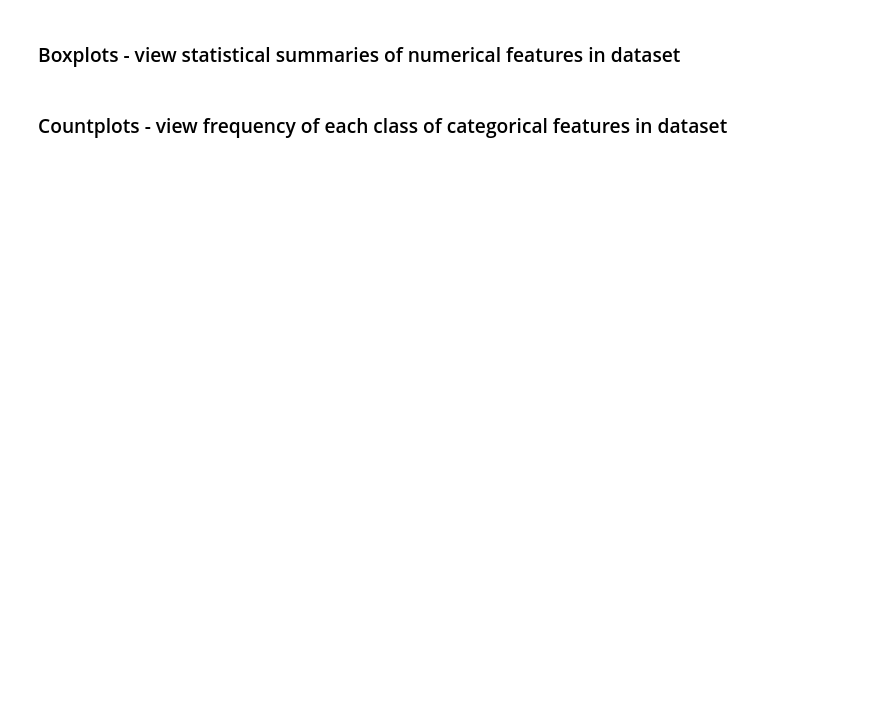
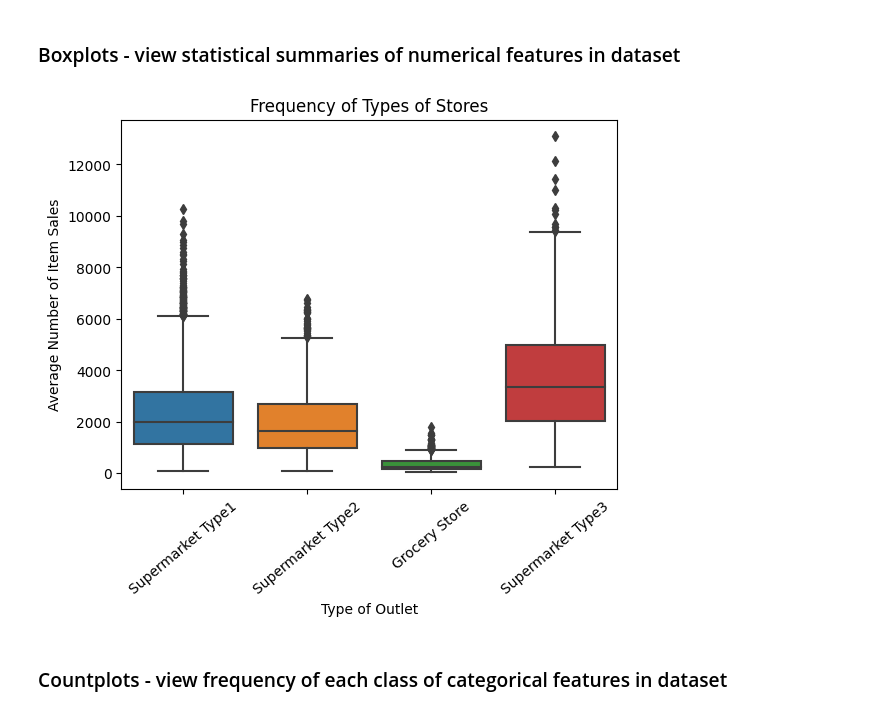
Before and after one commit to JKDS87/Prediction-of-Product-Sales, a Jupyter notebook: Prediction_of_Product_Sales.ipynb, the cells around one changed output. Saved outputs shown, nothing was run; the diff lists cells and outputs as text; code cells hidden in the pictures; blank space fills up the shorter version.

```diff
--- a/Prediction_of_Product_Sales.ipynb
+++ b/Prediction_of_Product_Sales.ipynb
@@ -293,4 +407,13 @@ Name: Item_Outlet_Sales, dtype: float64
 # %% [markdown]
 ### Boxplots - view statistical summaries of numerical features in dataset
+# %%
+# Examine frequency of food sold at types of stores
+ax = sns.boxplot(data=df_sales, x='Outlet_Type', y='Item_Outlet_Sales');
+ax.set_ylabel('Average Number of Item Sales')
+ax.set_xlabel('Type of Outlet')
+ax.set_title('Frequency of Types of Stores')
+plt.xticks(rotation=40);
+# %% [output]
+[figure, added]
 # %% [markdown]
 ### Countplots - view frequency of each class of categorical features in dataset
```
Also changed, not shown: parts of 17 cells of this notebook.
